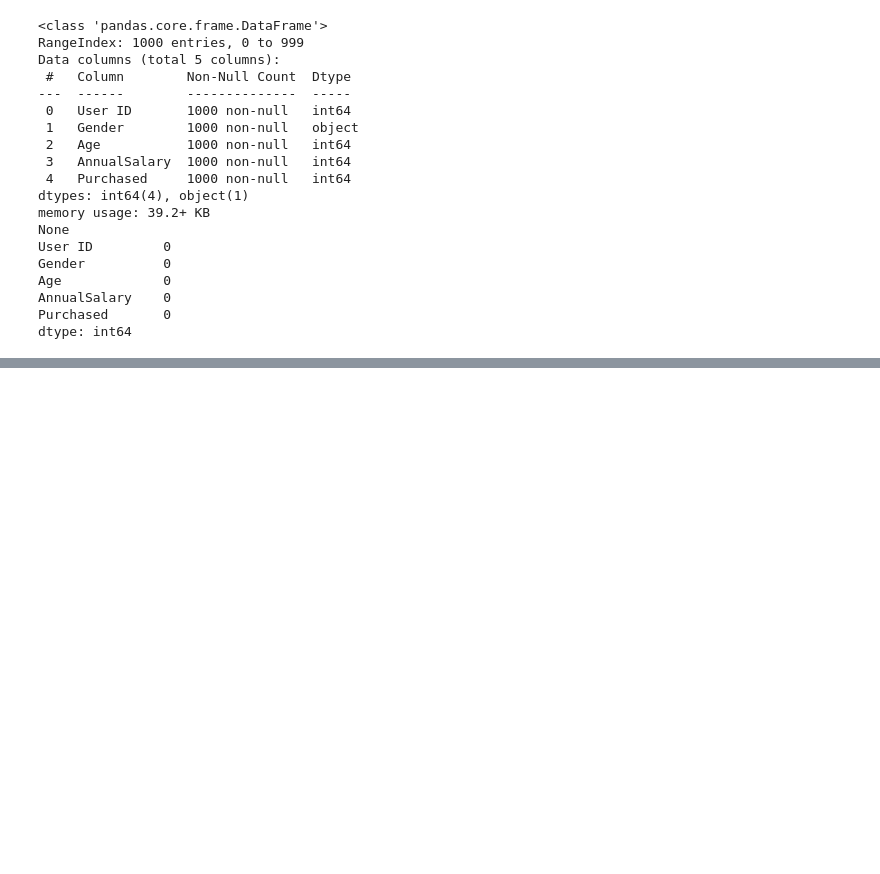
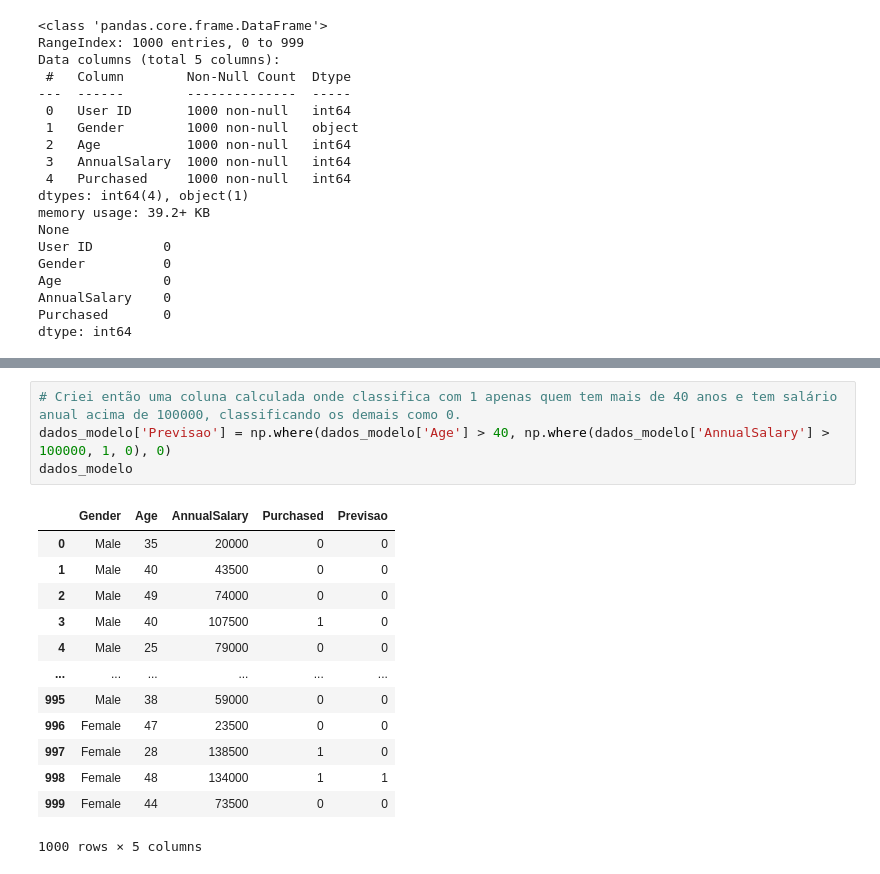
Before and after one commit to filipecarbonera/Cars_Purchase_Decision, a Jupyter notebook: car_purchase_decision_notebook.ipynb, the cells around one changed output, grey strips where cells are left out. Drawn from its saved outputs; the diff is of its cells as text; blank space fills up the shorter version.

```diff
--- a/car_purchase_decision_notebook.ipynb
+++ b/car_purchase_decision_notebook.ipynb
@@ -122,0 +156,18 @@ dados_modelo.head()
+# %%
+# Criei então uma coluna calculada onde classifica com 1 apenas quem tem mais de 40 anos e tem salário anual acima de 100000, classificando os demais como 0.
+dados_modelo['Previsao'] = np.where(dados_modelo['Age'] > 40, np.where(dados_modelo['AnnualSalary'] > 100000, 1, 0), 0)
+dados_modelo
+# %% [output]
+|  | Gender | Age | AnnualSalary | Purchased | Previsao |
+| 0 | Male | 35 | 20000 | 0 | 0 |
+| 1 | Male | 40 | 43500 | 0 | 0 |
+| 2 | Male | 49 | 74000 | 0 | 0 |
+| 3 | Male | 40 | 107500 | 1 | 0 |
+| 4 | Male | 25 | 79000 | 0 | 0 |
+| ... | ... | ... | ... | ... | ... |
+| 995 | Male | 38 | 59000 | 0 | 0 |
+| 996 | Female | 47 | 23500 | 0 | 0 |
+| 997 | Female | 28 | 138500 | 1 | 0 |
+| 998 | Female | 48 | 134000 | 1 | 1 |
+| 999 | Female | 44 | 73500 | 0 | 0 |
+1000 rows × 5 columns
```
Also changed, not shown: parts of 25 cells of this notebook.
